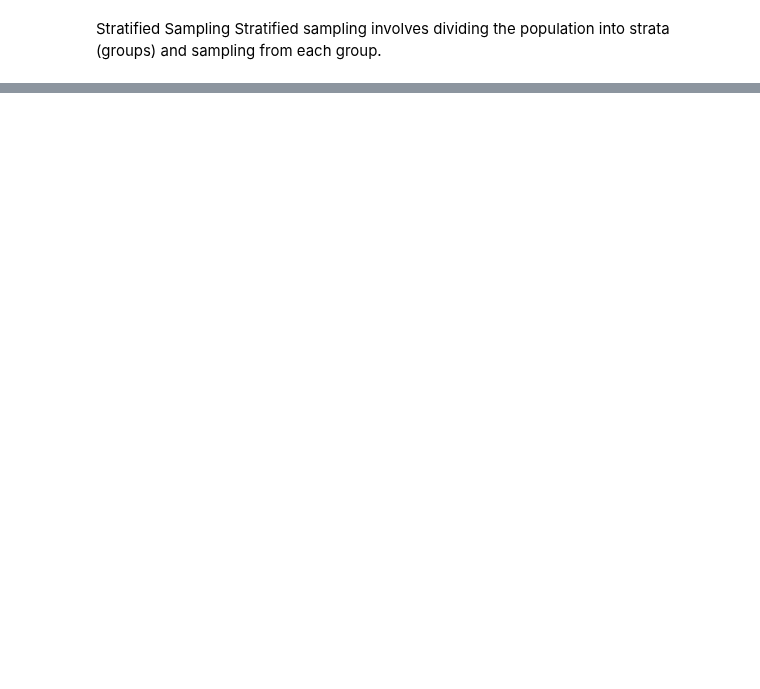
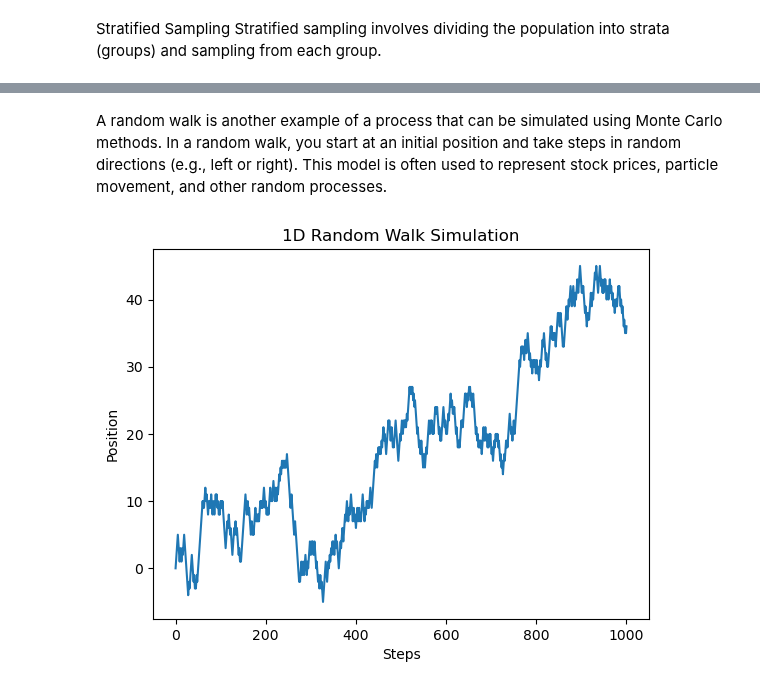
Before and after one commit to keithmmc/appliedstats, a Jupyter notebook: random.ipynb, the cells around one changed output, grey strips where cells are left out. Drawn from its saved outputs; the diff is of its cells as text; code cells hidden in the pictures; blank space fills up the shorter version.

```diff
--- a/random.ipynb
+++ b/random.ipynb
@@ -145,0 +269,26 @@ Stratified Sampling: {'Group A': [5, 3], 'Group B': [6, 7]}
+# %% [markdown]
+A random walk is another example of a process that can be simulated using Monte Carlo methods. In a random walk, you start at an initial position and take steps in random directions (e.g., left or right). This model is often used to represent stock prices, particle movement, and other random processes.
+# %%
+def random_walk(steps=1000):
+    position = 0
+    positions = [position]
+
+    # Simulate the random walk
+    for _ in range(steps):
+        step = random.choice([-1, 1])  # Random step, either left (-1) or right (+1)
+        position += step
+        positions.append(position)
+
+    return positions
+
+# Simulate a random walk
+walk = random_walk(1000)
+
+# Plot the random walk
+plt.plot(walk)
+plt.title("1D Random Walk Simulation")
+plt.xlabel("Steps")
+plt.ylabel("Position")
+plt.show()
+# %% [output]
+[figure, added]
```
Also changed, not shown: parts of 19 cells of this notebook.
